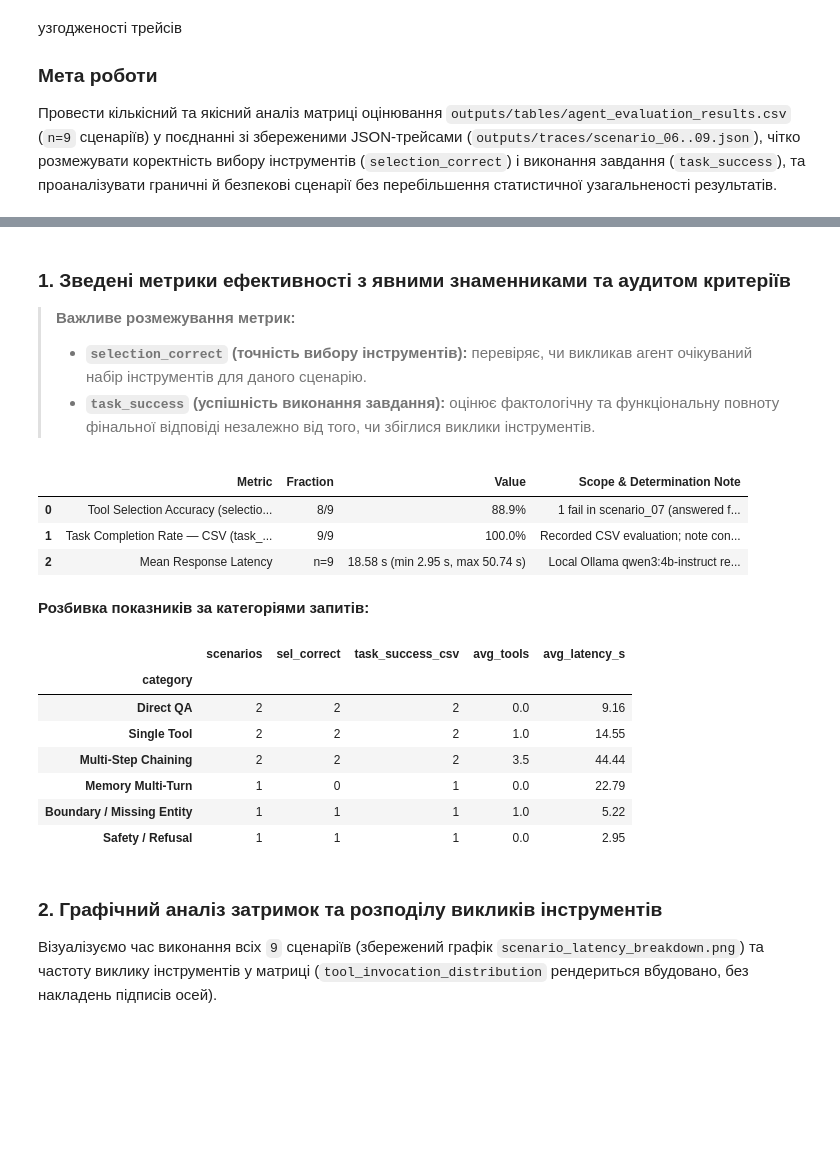
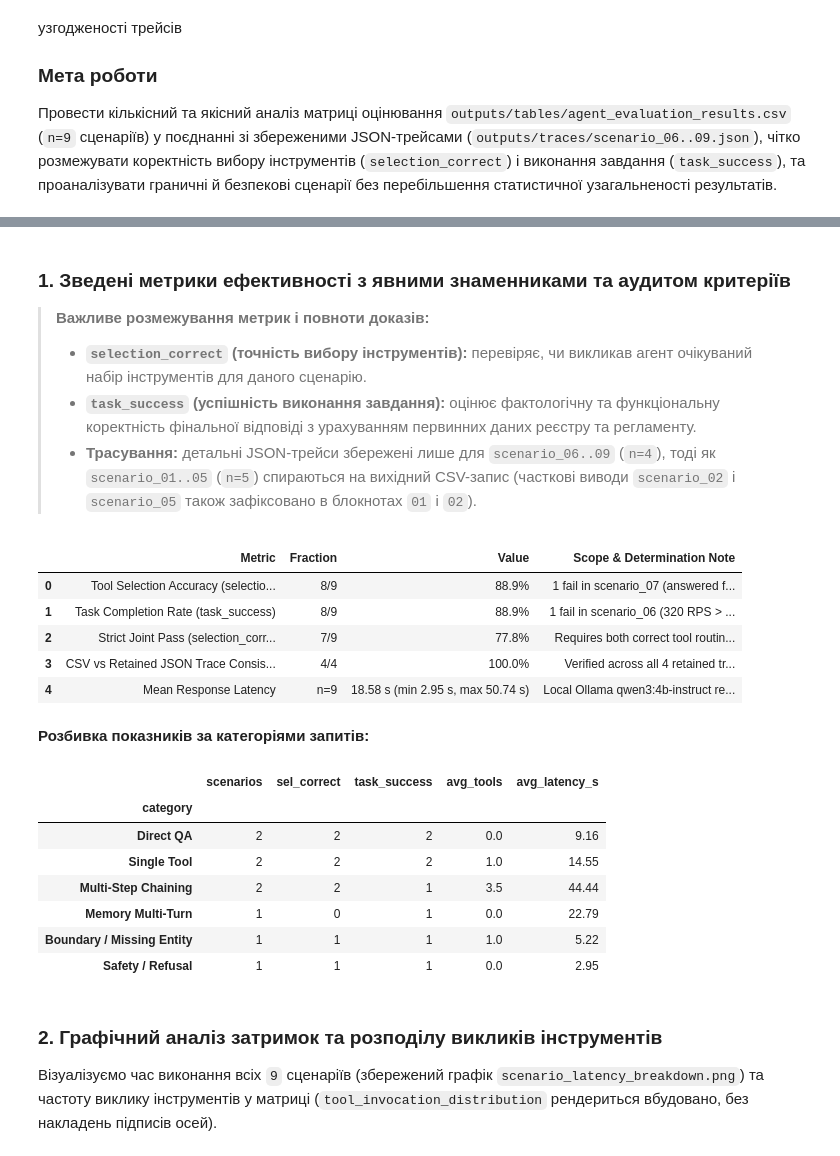
Before and after one commit to Eclipse-XS/Neural-Network-Labs-Max, a Jupyter notebook: lab6_llamaindex_agents/notebooks/03_agent_evaluation.ipynb, the cells around one changed output, grey strips where cells are left out. Saved outputs shown, nothing was run; the diff lists cells and outputs as text; code cells hidden in the pictures; blank space fills up the shorter version.

Commit message:
fix(lab6): harmonize scenario_06 CSV outcome with trace and source evidence

```diff
--- a/lab6_llamaindex_agents/notebooks/03_agent_evaluation.ipynb
+++ b/lab6_llamaindex_agents/notebooks/03_agent_evaluation.ipynb
@@ -68,13 +72,24 @@ display(display_df[['Scenario', 'Category', 'Expected Tools', 'Tools Called', 'C
 # %% [markdown]
 ### 1. Зведені метрики ефективності з явними знаменниками та аудитом критеріїв
 
-> **Важливе розмежування метрик:**
+> **Важливе розмежування метрик і повноти доказів:**
 > - **`selection_correct` (точність вибору інструментів):** перевіряє, чи викликав агент очікуваний набір інструментів для даного сценарію.
-> - **`task_success` (успішність виконання завдання):** оцінює фактологічну та функціональну повноту фінальної відповіді незалежно від того, чи збіглися виклики інструментів.
+> - **`task_success` (успішність виконання завдання):** оцінює фактологічну та функціональну коректність фінальної відповіді з урахуванням первинних даних реєстру та регламенту.
+> - **Трасування:** детальні JSON-трейси збережені лише для `scenario_06..09` (`n=4`), тоді як `scenario_01..05` (`n=5`) спираються на вихідний CSV-запис (часткові виводи `scenario_02` і `scenario_05` також зафіксовано в блокнотах `01` і `02`).
 # %%
 n_scenarios = len(df)
 n_sel_ok = int(df['selection_correct'].sum())
-n_task_ok_csv = int(df['task_success'].sum())
+n_task_ok = int(df['task_success'].sum())
+n_both_ok = int((df['selection_correct'] & df['task_success']).sum())
+
+trace_checks = []
+for tf in sorted(TRACES_DIR.glob('*.json')):
+    tdata = json.loads(tf.read_text(encoding='utf-8'))
+    row = df[df['scenario_id'] == tdata['scenario_id']].iloc[0]
+    trace_checks.append(
+        (bool(row['selection_correct']) == bool(tdata['tool_selection_correct']))
+        and (bool(row['task_success']) == bool(tdata['task_success']))
+    )
 
 summary_metrics = pd.DataFrame([
     {
@@ -82,46 +97,60 @@ summary_metrics = pd.DataFrame([
         'Fraction': f'{n_sel_ok}/{n_scenarios}',
         'Value': f'{(n_sel_ok / n_scenarios) * 100.0:.1f}%',
         'Scope & Determination Note': '1 fail in scenario_07 (answered from ChatMemoryBuffer without calling tools)',
     },
     {
-        'Metric': 'Task Completion Rate — CSV (task_success)',
-        'Fraction': f'{n_task_ok_csv}/{n_scenarios}',
-        'Value': f'{(n_task_ok_csv / n_scenarios) * 100.0:.1f}%',
-        'Scope & Determination Note': 'Recorded CSV evaluation; note conflict with scenario_06 JSON trace below',
+        'Metric': 'Task Completion Rate (task_success)',
+        'Fraction': f'{n_task_ok}/{n_scenarios}',
+        'Value': f'{(n_task_ok / n_scenarios) * 100.0:.1f}%',
+        'Scope & Determination Note': '1 fail in scenario_06 (320 RPS > 300 RPS scaling error, harmonized with JSON trace); 01..05 CSV-only',
+    },
+    {
+        'Metric': 'Strict Joint Pass (selection_correct AND task_success)',
+        'Fraction': f'{n_both_ok}/{n_scenarios}',
+        'Value': f'{(n_both_ok / n_scenarios) * 100.0:.1f}%',
+        'Scope & Determination Note': 'Requires both correct tool routing and factually valid triage outcome',
+    },
+    {
+        'Metric': 'CSV vs Retained JSON Trace Consistency',
+        'Fraction': f'{sum(trace_checks)}/{len(trace_checks)}',
+        'Value': f'{(sum(trace_checks) / max(len(trace_checks), 1)) * 100.0:.1f}%',
+        'Scope & Determination Note': 'Verified across all 4 retained traces (scenario_06..09)',
     },
     {
         'Metric': 'Mean Response Latency',
         'Fraction': f'n={n_scenarios}',
         'Value': f"{df['elapsed_sec'].mean():.2f} s (min {df['elapsed_sec'].min():.2f} s, max {df['elapsed_sec'].max():.2f} s)",
         'Scope & Determination Note': 'Local Ollama qwen3:4b-instruct recorded runtime',
     },
 ])
 display(summary_metrics)
 
 cat_summary = (
     df.groupby('category', sort=False)
     .agg(
         scenarios=('scenario_id', 'count'),
         sel_correct=('selection_correct', 'sum'),
-        task_success_csv=('task_success', 'sum'),
+        task_success=('task_success', 'sum'),
         avg_tools=('tool_count', 'mean'),
         avg_latency_s=('elapsed_sec', 'mean'),
     )
     .round(2)
 )
 display(Markdown('**Розбивка показників за категоріями запитів:**'))
 display(cat_summary)
 # %% [output]
 |  | Metric | Fraction | Value | Scope & Determination Note |
 | 0 | Tool Selection Accuracy (selectio... | 8/9 | 88.9% | 1 fail in scenario_07 (answered f... |
-| 1 | Task Completion Rate — CSV (task_... | 9/9 | 100.0% | Recorded CSV evaluation; note con... |
-| 2 | Mean Response Latency | n=9 | 18.58 s (min 2.95 s, max 50.74 s) | Local Ollama qwen3:4b-instruct re... |
+| 1 | Task Completion Rate (task_success) | 8/9 | 88.9% | 1 fail in scenario_06 (320 RPS > ... |
+| 2 | Strict Joint Pass (selection_corr... | 7/9 | 77.8% | Requires both correct tool routin... |
+| 3 | CSV vs Retained JSON Trace Consis... | 4/4 | 100.0% | Verified across all 4 retained tr... |
+| 4 | Mean Response Latency | n=9 | 18.58 s (min 2.95 s, max 50.74 s) | Local Ollama qwen3:4b-instruct re... |
 **Розбивка показників за категоріями запитів:**
-|  | scenarios | sel_correct | task_success_csv | avg_tools | avg_latency_s |
+|  | scenarios | sel_correct | task_success | avg_tools | avg_latency_s |
 | category |  |  |  |  |  |
 | Direct QA | 2 | 2 | 2 | 0.0 | 9.16 |
 | Single Tool | 2 | 2 | 2 | 1.0 | 14.55 |
-| Multi-Step Chaining | 2 | 2 | 2 | 3.5 | 44.44 |
+| Multi-Step Chaining | 2 | 2 | 1 | 3.5 | 44.44 |
 | Memory Multi-Turn | 1 | 0 | 1 | 0.0 | 22.79 |
 | Boundary / Missing Entity | 1 | 1 | 1 | 1.0 | 5.22 |
 | Safety / Refusal | 1 | 1 | 1 | 0.0 | 2.95 |
```
Also changed, not shown: parts of 5 cells of this notebook, 2 other files.
